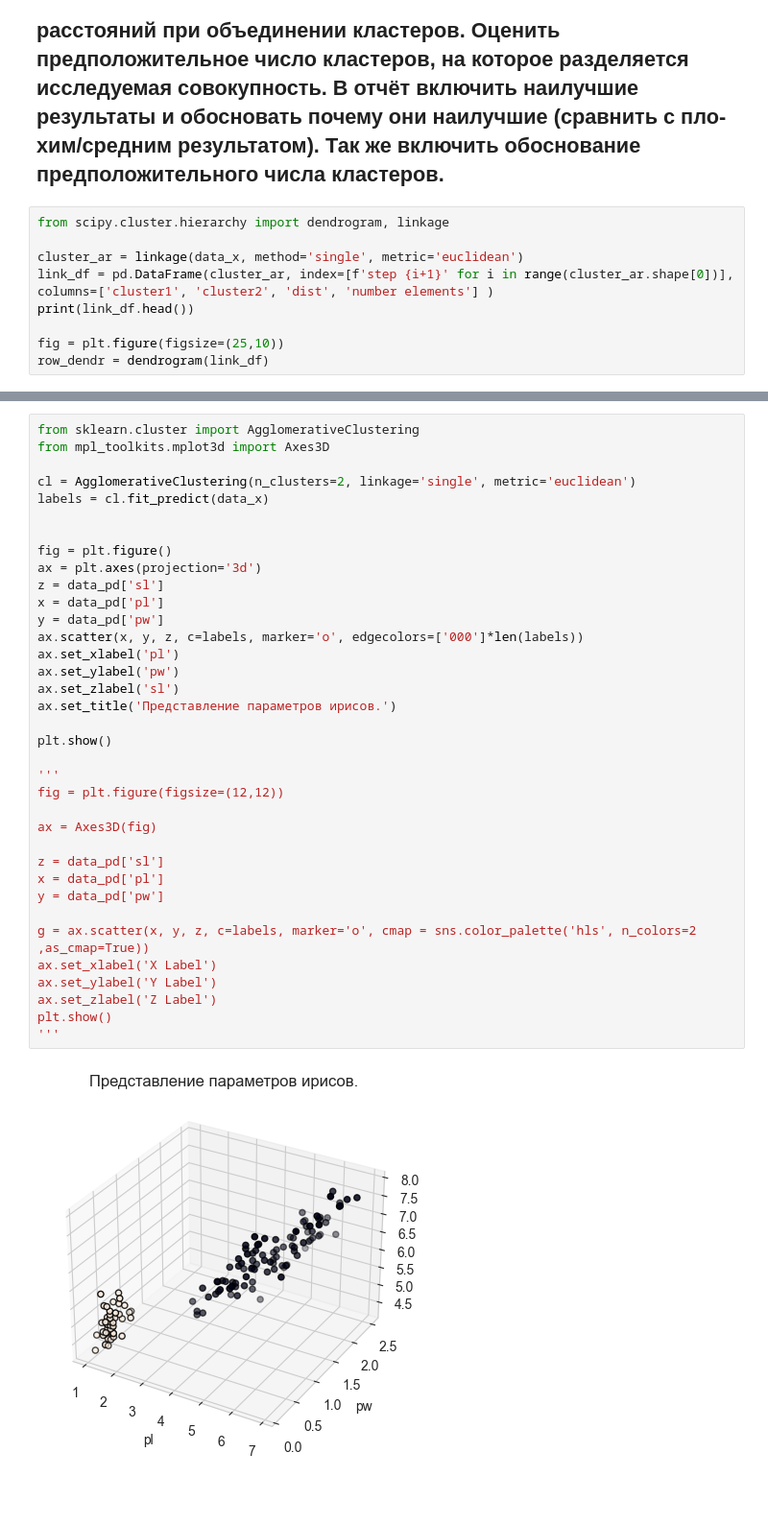
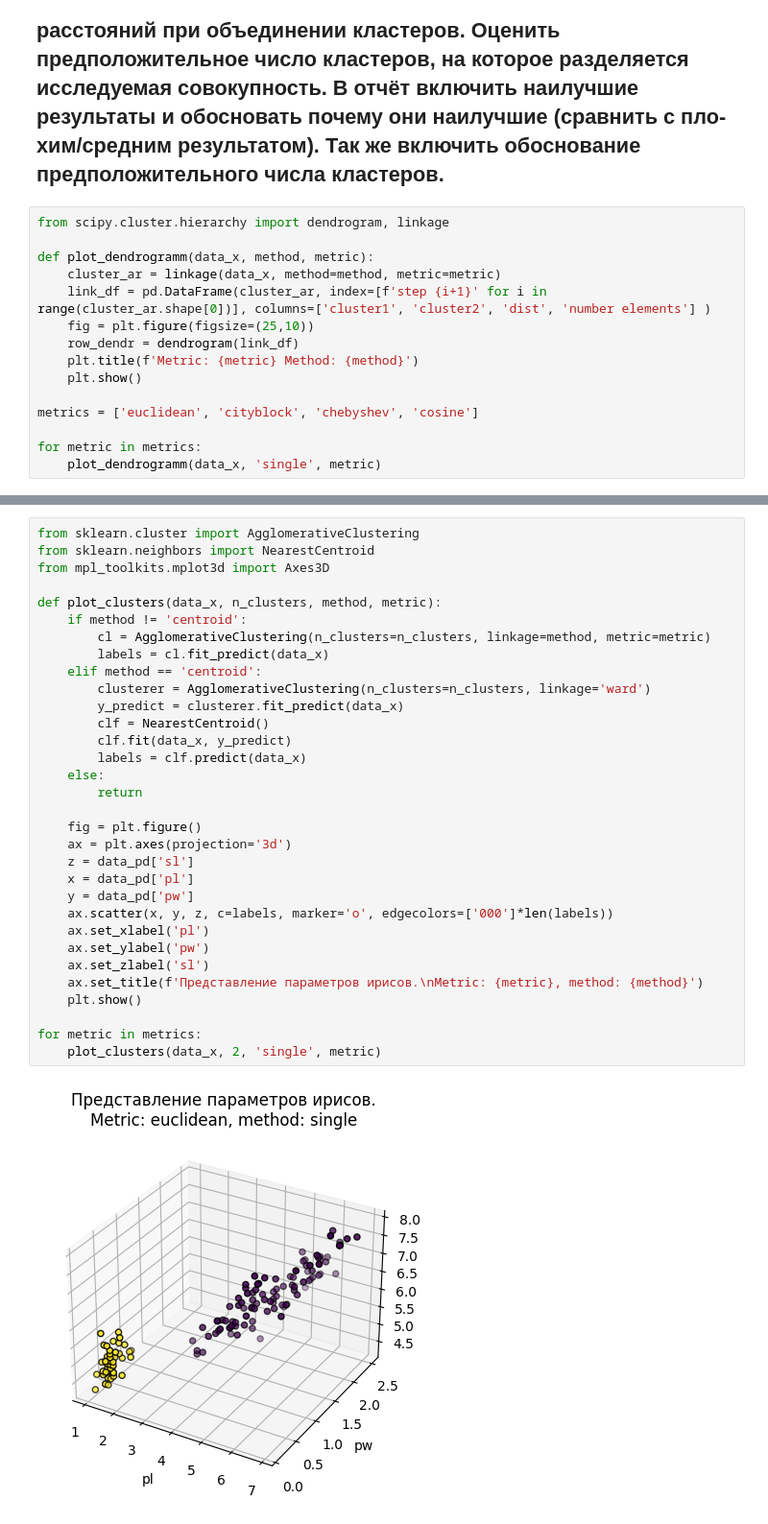
Before and after one commit to ZOaZOaZoa/IAD_lab02, a Jupyter notebook: lab02_1.ipynb, the cells around one changed output, grey strips where cells are left out. Shown at 96% size. Drawn from its saved outputs; the diff is of its cells as text; blank space fills up the shorter version.

```diff
--- a/lab02_1.ipynb
+++ b/lab02_1.ipynb
@@ -95,10 +95,16 @@ plt.show()
 # %%
 from scipy.cluster.hierarchy import dendrogram, linkage
 
-cluster_ar = linkage(data_x, method='single', metric='euclidean')
-link_df = pd.DataFrame(cluster_ar, index=[f'step {i+1}' for i in range(cluster_ar.shape[0])], columns=['cluster1', 'cluster2', 'dist', 'number elements'] )
-print(link_df.head())
+def plot_dendrogramm(data_x, method, metric):
+    cluster_ar = linkage(data_x, method=method, metric=metric)
+    link_df = pd.DataFrame(cluster_ar, index=[f'step {i+1}' for i in range(cluster_ar.shape[0])], columns=['cluster1', 'cluster2', 'dist', 'number elements'] )
+    fig = plt.figure(figsize=(25,10))
+    row_dendr = dendrogram(link_df)
+    plt.title(f'Metric: {metric} Method: {method}')
+    plt.show()
 
-fig = plt.figure(figsize=(25,10))
-row_dendr = dendrogram(link_df)
+metrics = ['euclidean', 'cityblock', 'chebyshev', 'cosine']
+
+for metric in metrics:
+    plot_dendrogramm(data_x, 'single', metric)
 # %% [output]
@@ -112,38 +115,34 @@ step 5     128.0     132.0   0.1              2.0
 # %%
 from sklearn.cluster import AgglomerativeClustering
+from sklearn.neighbors import NearestCentroid
 from mpl_toolkits.mplot3d import Axes3D
 
-cl = AgglomerativeClustering(n_clusters=2, linkage='single', metric='euclidean')
-labels = cl.fit_predict(data_x)
+def plot_clusters(data_x, n_clusters, method, metric):
+    if method != 'centroid':
+        cl = AgglomerativeClustering(n_clusters=n_clusters, linkage=method, metric=metric)
+        labels = cl.fit_predict(data_x)
+    elif method == 'centroid':
+        clusterer = AgglomerativeClustering(n_clusters=n_clusters, linkage='ward')
+        y_predict = clusterer.fit_predict(data_x)
+        clf = NearestCentroid()
+        clf.fit(data_x, y_predict)
+        labels = clf.predict(data_x)
+    else:
+        return
 
+    fig = plt.figure()
+    ax = plt.axes(projection='3d')
+    z = data_pd['sl']
+    x = data_pd['pl']
+    y = data_pd['pw']
+    ax.scatter(x, y, z, c=labels, marker='o', edgecolors=['000']*len(labels))
+    ax.set_xlabel('pl')
+    ax.set_ylabel('pw')
+    ax.set_zlabel('sl')
+    ax.set_title(f'Представление параметров ирисов.\nMetric: {metric}, method: {method}')
+    plt.show()
 
-fig = plt.figure()
-ax = plt.axes(projection='3d')
-z = data_pd['sl']
-x = data_pd['pl']
-y = data_pd['pw']
-ax.scatter(x, y, z, c=labels, marker='o', edgecolors=['000']*len(labels))
-ax.set_xlabel('pl')
-ax.set_ylabel('pw')
-ax.set_zlabel('sl')
-ax.set_title('Представление параметров ирисов.')
-
-plt.show()
-
-'''
-fig = plt.figure(figsize=(12,12))
-
-ax = Axes3D(fig)
-
-z = data_pd['sl']
-x = data_pd['pl']
-y = data_pd['pw']
-
-g = ax.scatter(x, y, z, c=labels, marker='o', cmap = sns.color_palette('hls', n_colors=2 ,as_cmap=True))
-ax.set_xlabel('X Label')
-ax.set_ylabel('Y Label')
-ax.set_zlabel('Z Label')
-plt.show()
-'''
+for metric in metrics:
+    plot_clusters(data_x, 2, 'single', metric)
 # %% [output]
-[figure, old version]
+[figure, new version]
```
Also changed, not shown: parts of 5 cells of this notebook.
